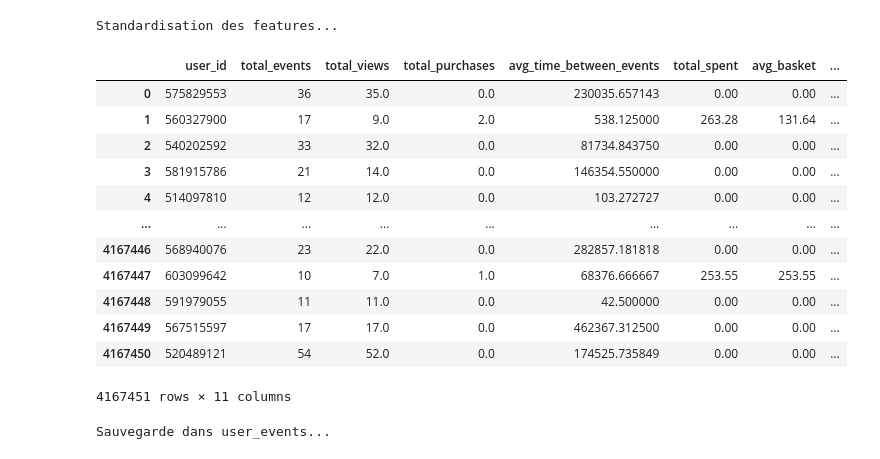
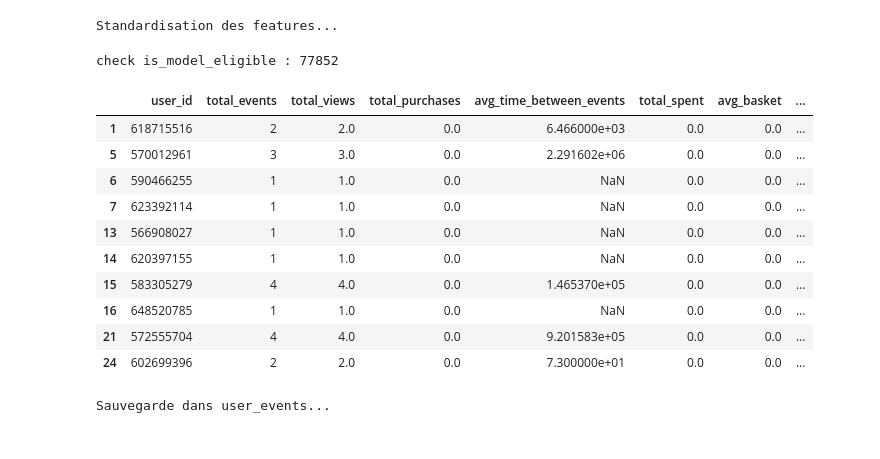
Before and after one commit to s-candido/amazing, a Jupyter notebook: etl/transform_user_events.ipynb, the cells around one changed output. Drawn from its saved outputs; the diff is of its cells as text; code cells hidden in the pictures.

```diff
--- a/etl/transform_user_events.ipynb
+++ b/etl/transform_user_events.ipynb
@@ -18,7 +18,7 @@ from sklearn.preprocessing import StandardScaler
 ### Connexion à la DB / Import des Data
 # %%
 # Store database at project root
-DB_NAME = Path("/home/c-enjalbert/Documents/EPSI/MSPR/bloc_2/amazing/amazing.duckdb")
+DB_NAME = Path("../amazing.duckdb")
 # Go up one level from current directory to get to project root
 data_folder = Path("..") / "data"
 # For absolute certainty, you could use the absolute path
@@ -136,7 +146,7 @@ First 10 rows of all_events table:
 DB_NAME = "amazing.duckdb"
 TABLE_EVENTS = "all_events"
 TABLE_USER_EVENTS = "user_events"
-SAMPLE_USER_PERCENT = 1
+SAMPLE_USER_PERCENT = 0.01
 BATCH_SIZE = 1000
 # %% [markdown]
 ### Import de la table DuckDB
@@ -154,7 +164,6 @@ user_ids_df = con.execute(f"""
     FROM all_events
     WHERE user_id IS NOT NULL
     GROUP BY user_id
-    HAVING COUNT(*) >= 10
 """).fetch_df()
 # %% [output]
 Chargement d'un échantillon d'utilisateurs actifs...
@@ -265,21 +339,23 @@ X_scaled = scaler.fit_transform(user_features.drop(columns=["last_event_time"]))
 # %% [output]
 Standardisation des features...
 # %%
-user_features
+false_users = user_features[~user_features["is_model_eligible"]]
+
+print(f"check is_model_eligible : {len(false_users)}")
+false_users.head(10)
 # %% [output]
+check is_model_eligible : 77852
 |  | user_id | total_events | total_views | total_purchases | avg_time_between_events | total_spent | avg_basket | ... |
-| 0 | 575829553 | 36 | 35.0 | 0.0 | 230035.657143 | 0.00 | 0.00 | ... |
-| 1 | 560327900 | 17 | 9.0 | 2.0 | 538.125000 | 263.28 | 131.64 | ... |
-| 2 | 540202592 | 33 | 32.0 | 0.0 | 81734.843750 | 0.00 | 0.00 | ... |
-| 3 | 581915786 | 21 | 14.0 | 0.0 | 146354.550000 | 0.00 | 0.00 | ... |
-| 4 | 514097810 | 12 | 12.0 | 0.0 | 103.272727 | 0.00 | 0.00 | ... |
-| ... | ... | ... | ... | ... | ... | ... | ... | ... |
-| 4167446 | 568940076 | 23 | 22.0 | 0.0 | 282857.181818 | 0.00 | 0.00 | ... |
-| 4167447 | 603099642 | 10 | 7.0 | 1.0 | 68376.666667 | 253.55 | 253.55 | ... |
-| 4167448 | 591979055 | 11 | 11.0 | 0.0 | 42.500000 | 0.00 | 0.00 | ... |
-| 4167449 | 567515597 | 17 | 17.0 | 0.0 | 462367.312500 | 0.00 | 0.00 | ... |
-| 4167450 | 520489121 | 54 | 52.0 | 0.0 | 174525.735849 | 0.00 | 0.00 | ... |
+| 1 | 618715516 | 2 | 2.0 | 0.0 | 6.466000e+03 | 0.0 | 0.0 | ... |
+| 5 | 570012961 | 3 | 3.0 | 0.0 | 2.291602e+06 | 0.0 | 0.0 | ... |
+| 6 | 590466255 | 1 | 1.0 | 0.0 | NaN | 0.0 | 0.0 | ... |
+| 7 | 623392114 | 1 | 1.0 | 0.0 | NaN | 0.0 | 0.0 | ... |
+| 13 | 566908027 | 1 | 1.0 | 0.0 | NaN | 0.0 | 0.0 | ... |
+| 14 | 620397155 | 1 | 1.0 | 0.0 | NaN | 0.0 | 0.0 | ... |
+| 15 | 583305279 | 4 | 4.0 | 0.0 | 1.465370e+05 | 0.0 | 0.0 | ... |
+| 16 | 648520785 | 1 | 1.0 | 0.0 | NaN | 0.0 | 0.0 | ... |
+| 21 | 572555704 | 4 | 4.0 | 0.0 | 9.201583e+05 | 0.0 | 0.0 | ... |
+| 24 | 602699396 | 2 | 2.0 | 0.0 | 7.300000e+01 | 0.0 | 0.0 | ... |
-4167451 rows × 11 columns
 # %%
 #  Sauvegarde des résultats dans DuckDB
 print(f"Sauvegarde dans {TABLE_USER_EVENTS}...")
```
Also changed, not shown: parts of 12 cells of this notebook.
